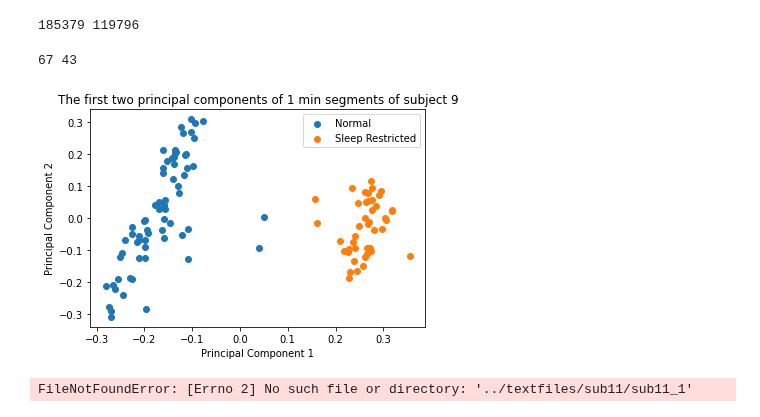
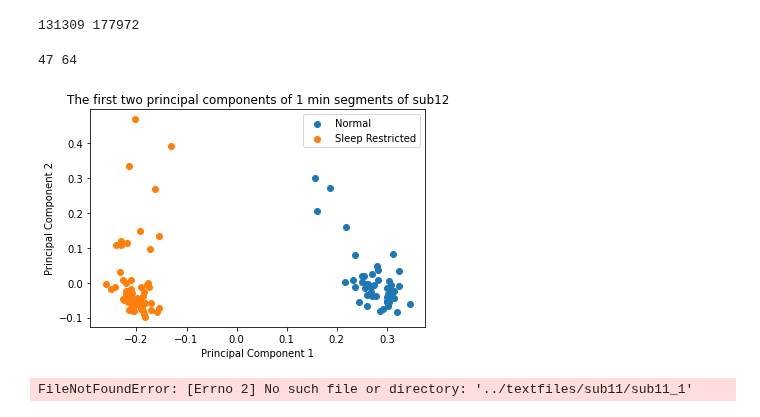
Before and after one commit to fruste/driver-drowsiness, a Jupyter notebook: code/embeddings_analysis.ipynb, the cells around one changed output. Saved outputs shown, nothing was run; the diff lists cells and outputs as text; code cells hidden in the pictures.

```diff
--- a/code/embeddings_analysis.ipynb
+++ b/code/embeddings_analysis.ipynb
@@ -34,14 +34,14 @@ def embeddings_segment(embeddings, video_len, segment_len):
     normalized_embeddings = preprocessing.normalize(avg_embeddings, norm='l2')
     return normalized_embeddings
 # %%
-subject = 'sub11'
+subject = 'sub12'
 norm_embs, sleep_embs = load_embeddings(subject)
 
 print(len(norm_embs), len(sleep_embs))
 avg_norm_embs = embeddings_segment(norm_embs, len(norm_embs), 46 * 60)
 avg_sleep_embs = embeddings_segment(sleep_embs, len(sleep_embs), 46 * 60)
 # %% [output]
-185379 119796
+131309 177972
 # %%
 norm_len = len(avg_norm_embs)
 sleep_len = len(avg_sleep_embs)
@@ -49,7 +49,7 @@ all_embs = list(avg_norm_embs) + list(avg_sleep_embs)
 
 print(norm_len, sleep_len)
 # %% [output]
-67 43
+47 64
 # %%
 from sklearn.decomposition import PCA
 
@@ -61,16 +61,16 @@ pc_sleep = pri_comps[norm_len:]
 # %%
 plt.scatter(pc_normal[:,0], pc_normal[:,1], label = 'Normal')
 plt.scatter(pc_sleep[:,0], pc_sleep[:,1], label = 'Sleep Restricted')
 #plt.scatter(pri_comps[:,0], pri_comps[:,1])
 
 plt.xlabel('Principal Component 1')
 plt.ylabel('Principal Component 2')
-plt.title('The first two principal components of 1 min segments of subject 9')
+plt.title('The first two principal components of 1 min segments of ' + subject)
 plt.legend()
 plt.savefig('pc_plot_'+ subject + '_norm.jpg')
 plt.show()
 # %% [output]
-[figure, old version]
+[figure, new version]
 # %%
 import os
 
```
Also changed, not shown: parts of 2 cells of this notebook, 11 other files.
